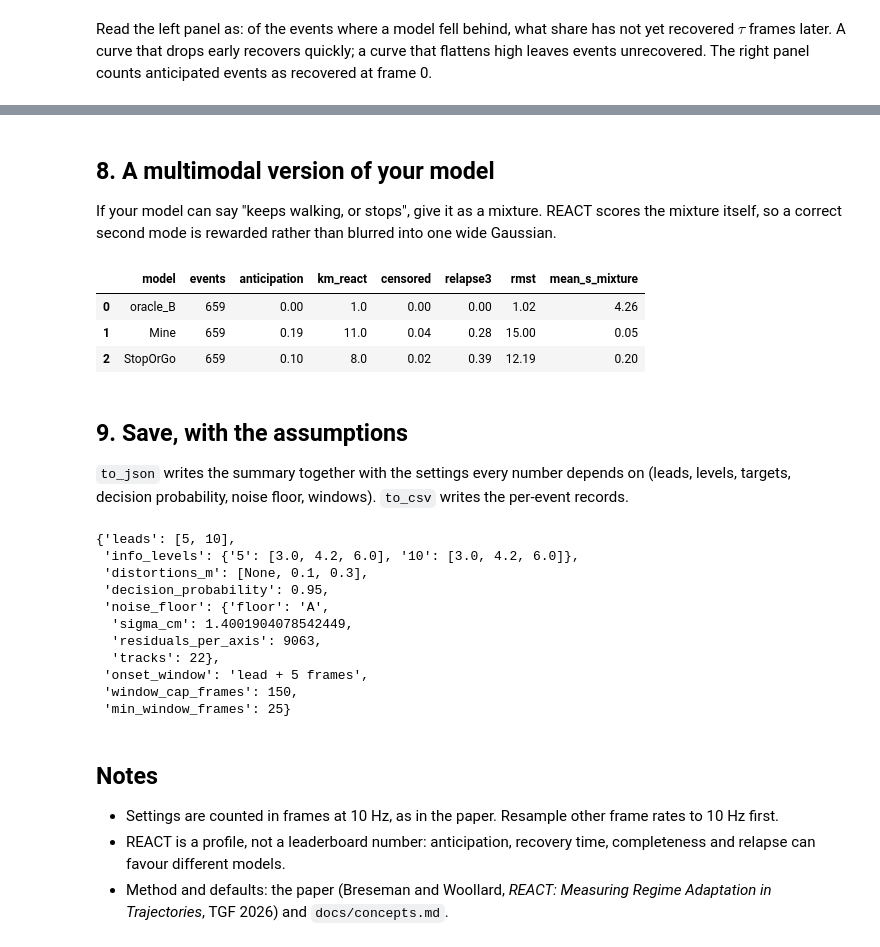
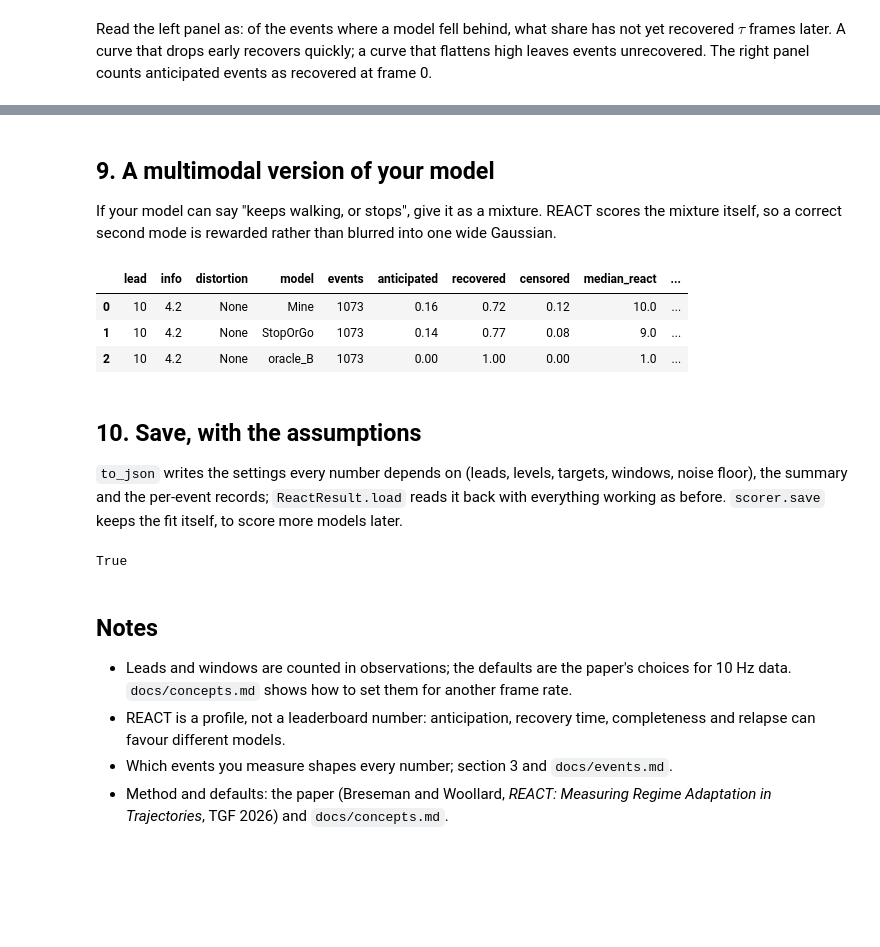
Before and after one commit to standard-ai/react, a Jupyter notebook: examples/tutorial.ipynb, the cells around one changed output, grey strips where cells are left out. Saved outputs shown, nothing was run; the diff lists cells and outputs as text; code cells hidden in the pictures; blank space fills up the shorter version.

```diff
--- a/examples/tutorial.ipynb
+++ b/examples/tutorial.ipynb
@@ -83,0 +129,5 @@ my_calib_forecasts = {t: mine.predict(calib[t]) for t in calib.ids}
+# %%
+for hazard in (3e-4, 9e-4, 3e-3):
+    d = rm.events.BayesianChangepoints(hazard=hazard)
+    n = sum(len(d.detect(test[t])) for t in test.ids)
+    print(f"hazard {hazard:.0e}: {n} events")
@@ -211,55 +287,46 @@ onset = sel[sel.status.isin(["recovered", "censored"])]
 # %% [markdown]
-## 8. A multimodal version of your model
+## 9. A multimodal version of your model
 
 If your model can say "keeps walking, or stops", give it as a mixture. REACT scores the mixture itself, so a correct second mode is rewarded rather than blurred into one wide Gaussian.
 # %%
 class StopOrGo(LinearExtrapolation):
     """70%: keep going (the linear model); 30%: stop where you are."""
 
     def predict(self, traj):
         p = super().predict(traj)
         if p is None:
             return None
         n, H = p.means.shape[:2]
         stay = np.repeat(traj.positions[p.issue_frames][:, None, :], H, axis=1)
         means = np.stack([p.means, stay], axis=2)                          # (n, H, 2 modes, 2)
         covs = np.stack([p.covs, np.broadcast_to(0.05**2 * np.eye(2), p.covs.shape)], axis=2)
         return rm.MixturePredictive(p.issue_frames, np.tile([0.7, 0.3], (n, 1)), means, covs)
 
 
 both = scorer.evaluate({"Mine": my_forecasts,
                         "StopOrGo": {t: StopOrGo().predict(test[t]) for t in test.ids}},
                        test, n_jobs=os.cpu_count())
-both.table(lead=10, info=4.2, distortion=0.0)[cols].round(2)
+both.table(lead=10, info=4.2).round(2)
 # %% [output]
-|  | model | events | anticipation | km_react | censored | relapse3 | rmst | mean_s_mixture |
-| 0 | oracle_B | 659 | 0.00 | 1.0 | 0.00 | 0.00 | 1.02 | 4.26 |
-| 1 | Mine | 659 | 0.19 | 11.0 | 0.04 | 0.28 | 15.00 | 0.05 |
-| 2 | StopOrGo | 659 | 0.10 | 8.0 | 0.02 | 0.39 | 12.19 | 0.20 |
+|  | lead | info | distortion | model | events | anticipated | recovered | censored | median_react | ... |
+| 0 | 10 | 4.2 | None | Mine | 1073 | 0.16 | 0.72 | 0.12 | 10.0 | ... |
+| 1 | 10 | 4.2 | None | StopOrGo | 1073 | 0.14 | 0.77 | 0.08 | 9.0 | ... |
+| 2 | 10 | 4.2 | None | oracle_B | 1073 | 0.00 | 1.00 | 0.00 | 1.0 | ... |
 # %% [markdown]
-## 9. Save, with the assumptions
+## 10. Save, with the assumptions
 
-`to_json` writes the summary together with the settings every number depends on (leads, levels, targets, decision probability, noise floor, windows). `to_csv` writes the per-event records.
+`to_json` writes the settings every number depends on (leads, levels, targets, windows, noise floor), the summary and the per-event records; `ReactResult.load` reads it back with everything working as before. `scorer.save` keeps the fit itself, to score more models later.
 # %%
 os.makedirs("react_tutorial", exist_ok=True)
-result.to_json("react_tutorial/summary.json")
-result.to_csv("react_tutorial/records.csv")
-result.settings()
+result.to_json("react_tutorial/result.json")
+again = rm.ReactResult.load("react_tutorial/result.json")
+again.table(lead=10).equals(result.table(lead=10))
 # %% [output]
-{'leads': [5, 10],
- 'info_levels': {'5': [3.0, 4.2, 6.0], '10': [3.0, 4.2, 6.0]},
- 'distortions_m': [None, 0.1, 0.3],
- 'decision_probability': 0.95,
- 'noise_floor': {'floor': 'A',
-  'sigma_cm': 1.4001904078542449,
-  'residuals_per_axis': 9063,
-  'tracks': 22},
- 'onset_window': 'lead + 5 frames',
- 'window_cap_frames': 150,
- 'min_window_frames': 25}
+True
 # %% [markdown]
 ## Notes
 
-- Settings are counted in frames at 10 Hz, as in the paper. Resample other frame rates to 10 Hz first.
+- Leads and windows are counted in observations; the defaults are the paper's choices for 10 Hz data. `docs/concepts.md` shows how to set them for another frame rate.
 - REACT is a profile, not a leaderboard number: anticipation, recovery time, completeness and relapse can favour different models.
+- Which events you measure shapes every number; section 3 and `docs/events.md`.
 - Method and defaults: the paper (Breseman and Woollard, *REACT: Measuring Regime Adaptation in Trajectories*, TGF 2026) and `docs/concepts.md`.
```
Also changed, not shown: parts of 25 cells of this notebook.
